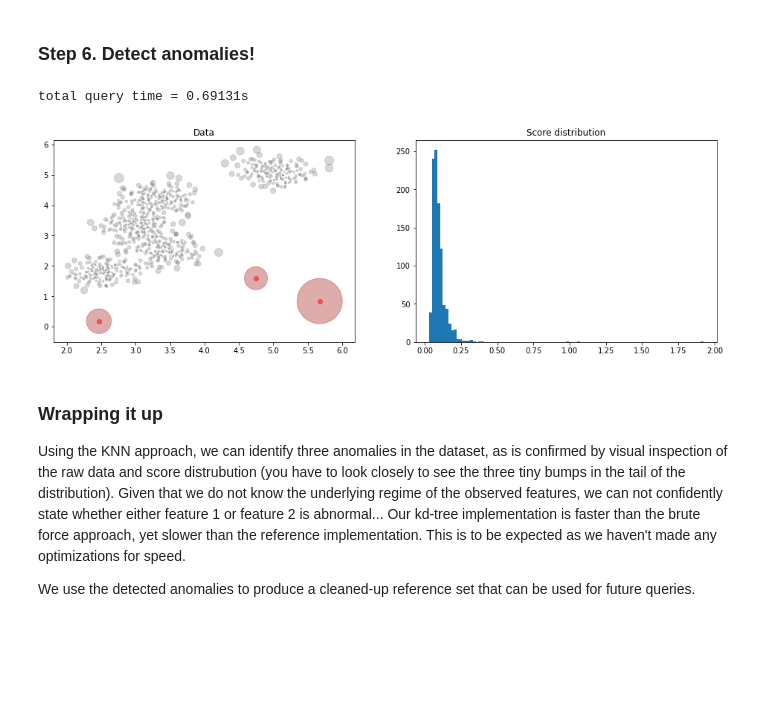
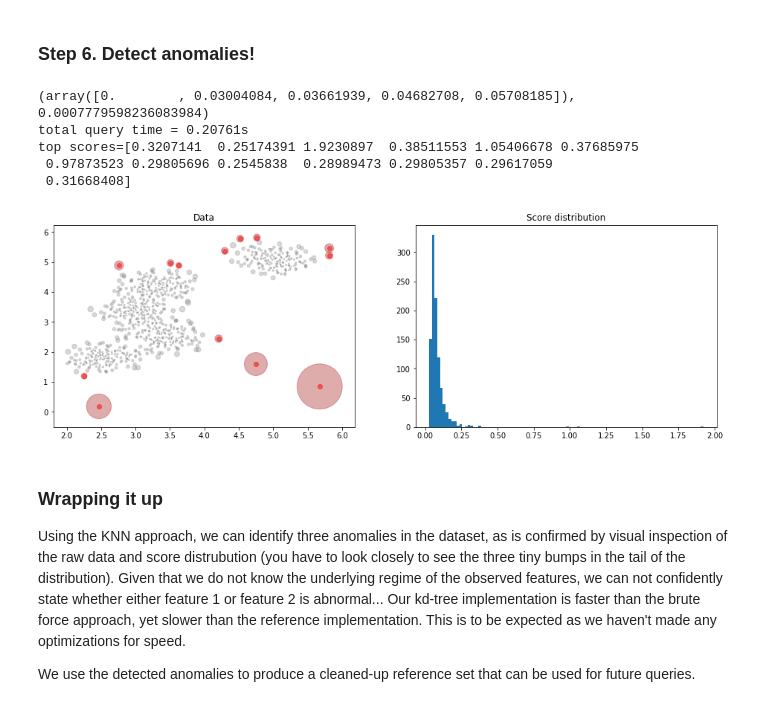
Before and after one commit to palacino/yz, a Jupyter notebook: notebooks/anomalypoc.ipynb, the cells around one changed output. Saved outputs shown, nothing was run; the diff lists cells and outputs as text; code cells hidden in the pictures; blank space fills up the shorter version.

```diff
--- a/notebooks/anomalypoc.ipynb
+++ b/notebooks/anomalypoc.ipynb
@@ -177,13 +180,16 @@ test_tree=MyKDTree(test_data)
 scipy_tree=kdtree.KDTree(test_data)
 print('Tree layout: \n{}'.format(test_tree))
 
-test_point=np.array([3,6])
+#test 1000 random points to see if we fnd the same neighbors
+for i in range(1000):
+    test_point=np.random.rand(2)*10
+    nn,node_ids=test_tree.query(test_point,5)
+    nn_scipy=scipy_tree.query(test_point,5)
 
-nn,node_ids=test_tree.query(test_point,3)
-print('Our KD-tree: {}{}'.format(nn,node_ids))
-
-nn_scipy=scipy_tree.query(test_point,3)
-print('Scipy KD-tree: {}'.format(nn_scipy))
+    for j in range(5):
+        if (np.abs(node_ids-nn_scipy[1])).sum()>0:
+            print('Our KD-tree: {}{}'.format(nn,node_ids))
+            print('Scipy KD-tree: {}'.format(nn_scipy))
 # %% [output]
 Tree layout:
  node 6 [5 4]
@@ -254,7 +257,7 @@ class NeighborFinder:
             squared_distances[i]=(point[0]-self.__data[i,0])**2+(point[1]-self.__data[i,1])**2
 
         sorted_sq_distances=np.sort(squared_distances)
-        return np.sqrt(sorted_sq_distances[0:n-1])
+        return np.sqrt(sorted_sq_distances[0:n])
 # %% [markdown]
 ### Step 5. Visualization of the results
 
@@ -273,30 +276,36 @@ def create_result_plot(data,score,marker_size,is_anomaly):
 ### Step 6. Detect anomalies!
 # %%
 #use our own kd-tree implementation
-neighbor_finder=NeighborFinder(data,'mykdtree')
+neighbor_finder=NeighborFinder(data,'kdtree')
 #naive solution, no optimizations at all
 #neighbor_finder=NeighborFinder(data,'brute-force')
 #use scipy.spatial.kdtree
 #neighbor_finder=NeighborFinder(data,'kdtree')
 
 n_neighbors=10 #can be tuned using a labeled dataset, but results are stable for a wide range values
 
+print(neighbor_finder.find_neighbors(data[10,:],5))
 nr,nc=data.shape
 distances=np.zeros(nr)
 index=0
 total_time=0
 for i in range(nr):
     distance_to_neighbors,query_time=neighbor_finder.find_neighbors(data[i,:],n_neighbors)
     distances[i]=np.mean(distance_to_neighbors)
     total_time+=query_time
 
 print('total query time = {:.5f}s'.format(total_time))
-is_anomaly_knn=distances>0.5 #set after observing the distribution of the obtained distances
+is_anomaly_knn=distances>0.25 #set after observing the distribution of the obtained distances
 size = 1000 * distances**2
 create_result_plot(data,distances,size,is_anomaly_knn)
+print('top scores={}'.format(distances[is_anomaly_knn]))
 # %% [output]
-total query time = 0.69131s
+(array([0.        , 0.03004084, 0.03661939, 0.04682708, 0.05708185]), 0.0007779598236083984)
+total query time = 0.20761s
+top scores=[0.3207141  0.25174391 1.9230897  0.38511553 1.05406678 0.37685975
+ 0.97873523 0.29805696 0.2545838  0.28989473 0.29805357 0.29617059
+ 0.31668408]
-[figure, old version]
+[figure, new version]
 # %% [markdown]
 ### Wrapping it up
 
```
Also changed, not shown: parts of 5 cells of this notebook, 7 other files.
